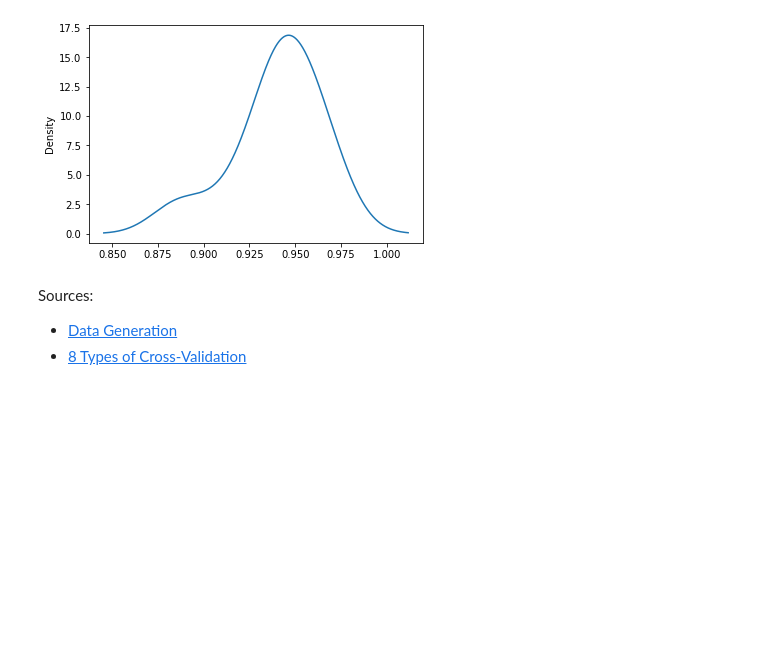
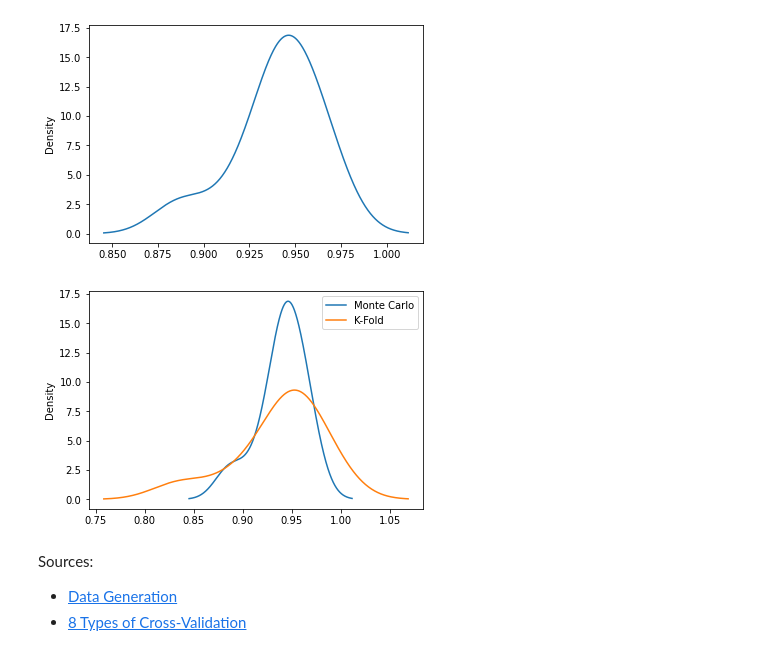
Before and after one commit to polinabee/stats-playground, a Jupyter notebook: stats_project.ipynb, the cells around one changed output. Drawn from its saved outputs; the diff is of its cells as text; code cells hidden in the pictures; blank space fills up the shorter version.

Commit message:
adding k fold and mc to same graph

```diff
--- a/stats_project.ipynb
+++ b/stats_project.ipynb
@@ -108,11 +108,13 @@ ax = pd.Series(mc_scores).plot.kde()
 # %% [output]
 [figure]
 # %%
-# df = pd.DataFrame({
-#     'Monte Carlo': mc_scores,
-#     'Leave P Out': lpo_scores,
-# })
-# ax = df.plot.kde(bw_method=0.3)
+df = pd.DataFrame({
+    'Monte Carlo': mc_scores,
+    'K-Fold': kf_scores,
+})
+ax = df.plot.kde()
+# %% [output]
+[figure, added]
 # %% [markdown]
 Sources:
 - [Data Generation](https://github.com/tirthajyoti/Machine-Learning-with-Python/blob/master/Synthetic_data_generation/Synthetic-Data-Generation.ipynb)
```
